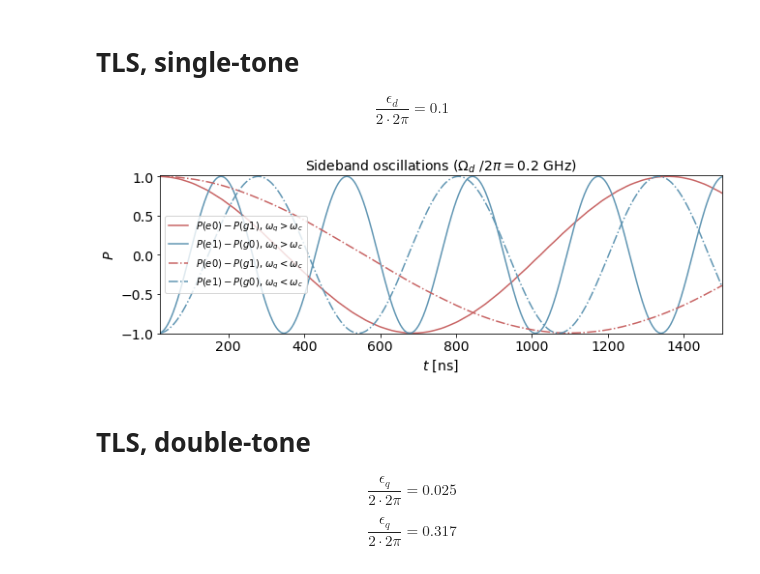
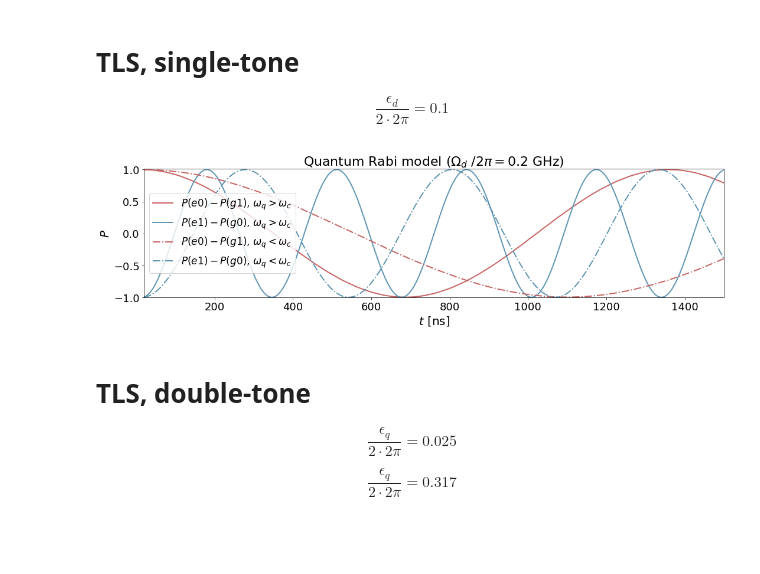
Before and after one commit to wouterkesselsap/thesis, a Jupyter notebook: tdomain_figures.ipynb, the cells around one changed output. Drawn from its saved outputs; the diff is of its cells as text; code cells hidden in the pictures; blank space fills up the shorter version.

Commit message:
working on figures for report

```diff
--- a/tdomain_figures.ipynb
+++ b/tdomain_figures.ipynb
@@ -27,27 +27,27 @@ Tslb_times, _, Tslb_expect, _      , _      , Tslb_e1, Tslb_g0, _ = load_data(qu
 Tssr_times, _, Tssr_expect, Tssr_e0, Tssr_g1, _      , _      , _ = load_data(quants, Tssr)
 Tssb_times, _, Tssb_expect, _      , _      , Tssb_e1, Tssb_g0, _ = load_data(quants, Tssb)
 # %%
-fig, ax1 = plt.subplots(figsize=[13,3])
+fig, ax1 = plt.subplots(figsize=(22,4))
 
 Tslr_plot = ax1.plot(Tslr_times, Tslr_e0-Tslr_g1, ls=linestyles['larger'],  c=plotcolours['sbred'], alpha=alpha, label="$P(e0)-P(g1)$, $\\omega_q > \\omega_c$")
 Tslb_plot = ax1.plot(Tslb_times, Tslb_e1-Tslb_g0, ls=linestyles['larger'],  c=plotcolours['sbblue'], alpha=alpha, label="$P(e1)-P(g0)$, $\\omega_q > \\omega_c$")
 Tssr_plot = ax1.plot(Tssr_times, Tssr_e0-Tssr_g1, ls=linestyles['smaller'], c=plotcolours['sbred'], alpha=alpha, label="$P(e0)-P(g1)$, $\\omega_q < \\omega_c$")
 Tssb_plot = ax1.plot(Tssb_times, Tssb_e1-Tssb_g0, ls=linestyles['smaller'], c=plotcolours['sbblue'], alpha=alpha, label="$P(e1)-P(g0)$, $\\omega_q < \\omega_c$")
 ax1.set_xlim([20, 1500])
 ax1.set_ylim([-1, 1.01])
 
 ax1.set_xlabel("$t$ [ns]")
 ax1.set_ylabel("$P$")
-ax1.set_title("Sideband oscillations ($\\Omega_d$ $/2\\pi = 0.2$ GHz)")
+ax1.set_title("Quantum Rabi model ($\\Omega_d$ $/2\\pi = 0.2$ GHz)")
 plots = Tslr_plot + Tslb_plot + Tssr_plot + Tssb_plot
 labels = [plot.get_label() for plot in plots]
 box = ax1.get_position()
 ax1.set_position([box.x0, box.y0, box.width * 0.8, box.height])
 # ax1.legend(plots, labels, loc='center left', bbox_to_anchor=(1.01, 0.5))
 ax1.legend(plots, labels, loc='center left')
 plt.show()
 # %% [output]
-[figure, old version]
+[figure, new version]
 # %% [markdown]
 # TLS, double-tone
 
```
Also changed, not shown: parts of 3 cells of this notebook.
